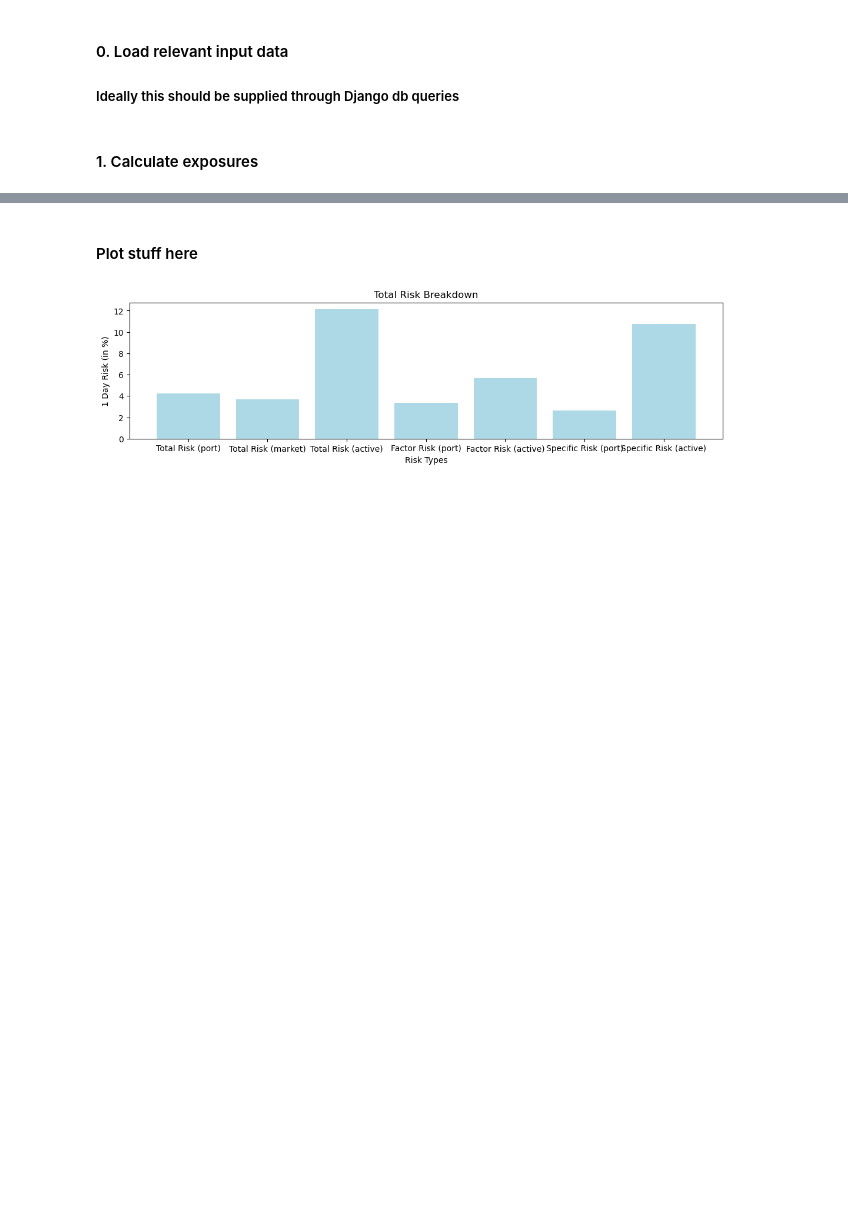
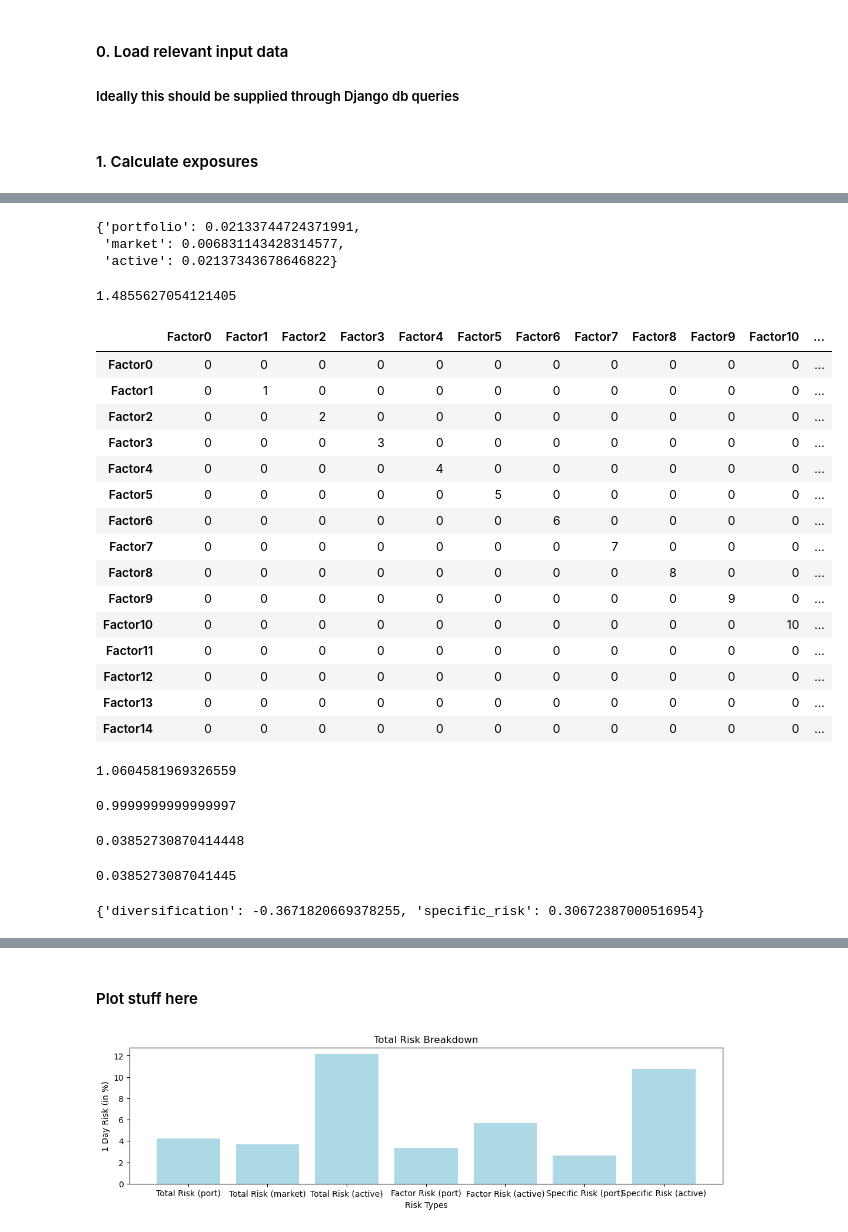
Before and after one commit to bebesi33/crypto_project, a Jupyter notebook: factor_model/scripts/risk_attribution.ipynb, the cells around one changed output, grey strips where cells are left out. Cells and saved outputs as stored; diff of their text form; code cells hidden in the pictures; blank space fills up the shorter version.

Commit message:
true risk decomposition

```diff
--- a/factor_model/scripts/risk_attribution.ipynb
+++ b/factor_model/scripts/risk_attribution.ipynb
@@ -303,0 +311,55 @@ parse_portfolio_input(portfolio_df)
+# %%
+spec_risks
+# %% [output]
+{'portfolio': 0.02133744724371991,
+ 'market': 0.006831143428314577,
+ 'active': 0.02137343678646822}
+# %%
+sum({'Factor2': 1.3927150363238816,
+                    'Factor1': 1.0213243599708464,
+                    'diversification': -0.9284766908825876
+                    }.values())
+# %% [output]
+1.4855627054121405
+# %%
+pd.DataFrame(data=np.diag(range(15)),
+                                    index=['Factor{}'.format(i) for i in range(15)],
+                                    columns=['Factor{}'.format(i) for i in range(15)])
+# %% [output]
+|  | Factor0 | Factor1 | Factor2 | Factor3 | Factor4 | Factor5 | Factor6 | Factor7 | Factor8 | Factor9 | Factor10 | ... |
+| Factor0 | 0 | 0 | 0 | 0 | 0 | 0 | 0 | 0 | 0 | 0 | 0 | ... |
+| Factor1 | 0 | 1 | 0 | 0 | 0 | 0 | 0 | 0 | 0 | 0 | 0 | ... |
+| Factor2 | 0 | 0 | 2 | 0 | 0 | 0 | 0 | 0 | 0 | 0 | 0 | ... |
+| Factor3 | 0 | 0 | 0 | 3 | 0 | 0 | 0 | 0 | 0 | 0 | 0 | ... |
+| Factor4 | 0 | 0 | 0 | 0 | 4 | 0 | 0 | 0 | 0 | 0 | 0 | ... |
+| Factor5 | 0 | 0 | 0 | 0 | 0 | 5 | 0 | 0 | 0 | 0 | 0 | ... |
+| Factor6 | 0 | 0 | 0 | 0 | 0 | 0 | 6 | 0 | 0 | 0 | 0 | ... |
+| Factor7 | 0 | 0 | 0 | 0 | 0 | 0 | 0 | 7 | 0 | 0 | 0 | ... |
+| Factor8 | 0 | 0 | 0 | 0 | 0 | 0 | 0 | 0 | 8 | 0 | 0 | ... |
+| Factor9 | 0 | 0 | 0 | 0 | 0 | 0 | 0 | 0 | 0 | 9 | 0 | ... |
+| Factor10 | 0 | 0 | 0 | 0 | 0 | 0 | 0 | 0 | 0 | 0 | 10 | ... |
+| Factor11 | 0 | 0 | 0 | 0 | 0 | 0 | 0 | 0 | 0 | 0 | 0 | ... |
+| Factor12 | 0 | 0 | 0 | 0 | 0 | 0 | 0 | 0 | 0 | 0 | 0 | ... |
+| Factor13 | 0 | 0 | 0 | 0 | 0 | 0 | 0 | 0 | 0 | 0 | 0 | ... |
+| Factor14 | 0 | 0 | 0 | 0 | 0 | 0 | 0 | 0 | 0 | 0 | 0 | ... |
+# %%
+sum(factor_ratios.values())
+# %% [output]
+1.0604581969326559
+# %%
+sum(all_ratios.values())
+# %% [output]
+0.9999999999999997
+# %%
+vv = (pd.Series(all_ratios) * total_risk).sort_values(ascending=False).to_dict()
+sum(vv.values())
+# %% [output]
+0.03852730870414448
+# %%
+total_risk
+# %% [output]
+0.0385273087041445
+# %%
+ {"diversification": diversification_ratio, "specific_risk": spec_risk_ratio}
+# %% [output]
+{'diversification': -0.3671820669378255, 'specific_risk': 0.30672387000516954}
```
Also changed, not shown: parts of 7 cells of this notebook, 2 other files.
